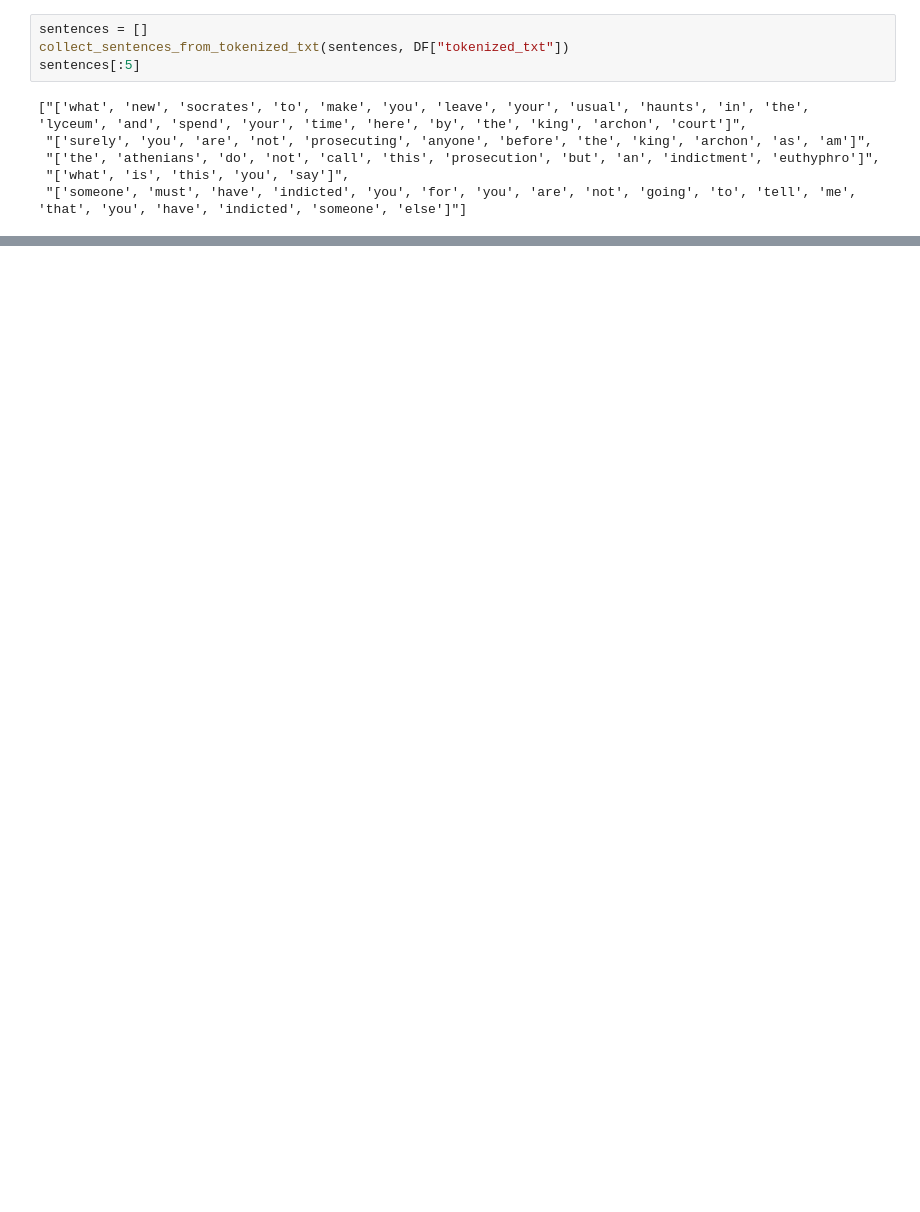
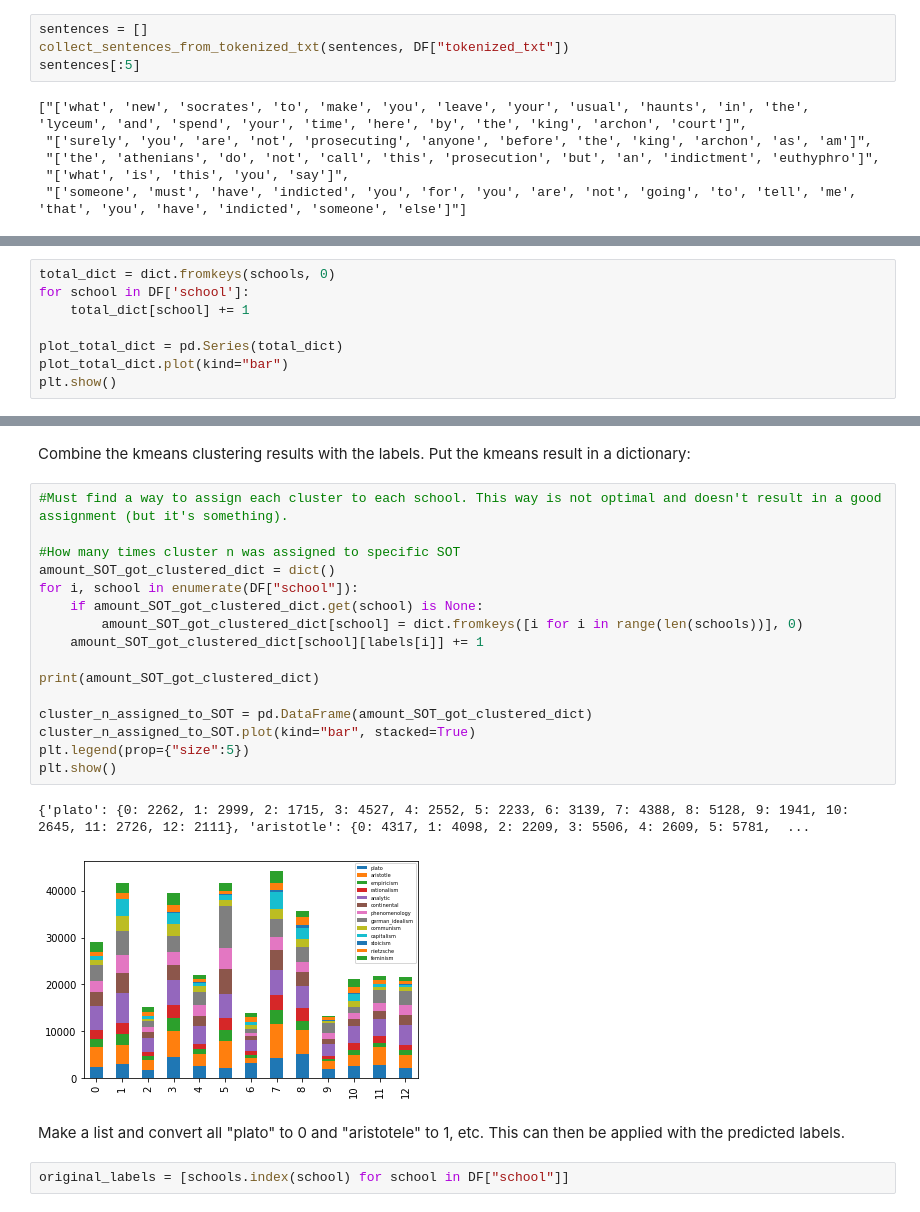
Before and after one commit to zabesy/SOTClustering, a Jupyter notebook: ThesisClustering.ipynb, the cells around one changed output, grey strips where cells are left out. Saved outputs shown, nothing was run; the diff lists cells and outputs as text; blank space fills up the shorter version.

```diff
--- a/ThesisClustering.ipynb
+++ b/ThesisClustering.ipynb
@@ -385,0 +80,8 @@ Scatter plot.
+# %%
+total_dict = dict.fromkeys(schools, 0)
+for school in DF['school']:
+    total_dict[school] += 1
+
+plot_total_dict = pd.Series(total_dict)
+plot_total_dict.plot(kind="bar")
+plt.show()
@@ -385,0 +150,27 @@ Scatter plot.
+# %% [markdown]
+Combine the kmeans clustering results with the labels.
+Put the kmeans result in a dictionary:
+# %%
+#Must find a way to assign each cluster to each school. This way is not optimal and doesn't result in a good assignment (but it's something).
+
+#How many times cluster n was assigned to specific SOT
+amount_SOT_got_clustered_dict = dict()
+for i, school in enumerate(DF["school"]):
+    if amount_SOT_got_clustered_dict.get(school) is None:
+        amount_SOT_got_clustered_dict[school] = dict.fromkeys([i for i in range(len(schools))], 0)
+    amount_SOT_got_clustered_dict[school][labels[i]] += 1
+
+print(amount_SOT_got_clustered_dict)
+
+cluster_n_assigned_to_SOT = pd.DataFrame(amount_SOT_got_clustered_dict)
+cluster_n_assigned_to_SOT.plot(kind="bar", stacked=True)
+plt.legend(prop={"size":5})
+plt.show()
+# %% [output]
+{'plato': {0: 2262, 1: 2999, 2: 1715, 3: 4527, 4: 2552, 5: 2233, 6: 3139, 7: 4388, 8: 5128, 9: 1941, 10: 2645, 11: 2726, 12: 2111}, 'aristotle': {0: 4317, 1: 4098, 2: 2209, 3: 5506, 4: 2609, 5: 5781,  ...
+[figure, added]
+# %% [markdown]
+Make a list and convert all "plato" to 0 and "aristotele" to 1, etc.
+This can then be applied with the predicted labels.
+# %%
+original_labels = [schools.index(school) for school in DF["school"]]
```
Also changed, not shown: parts of 59 cells of this notebook, 49 other files.
